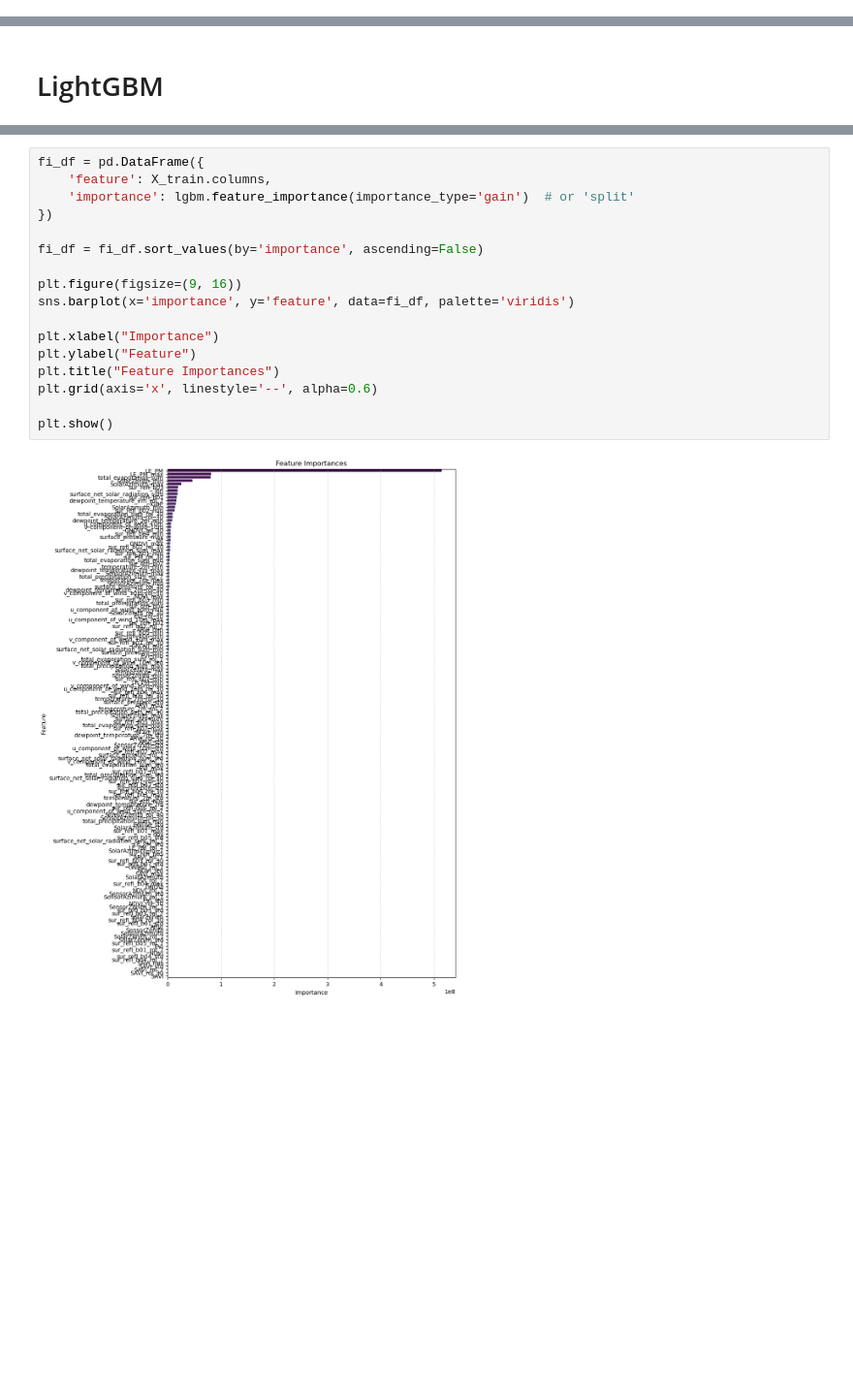
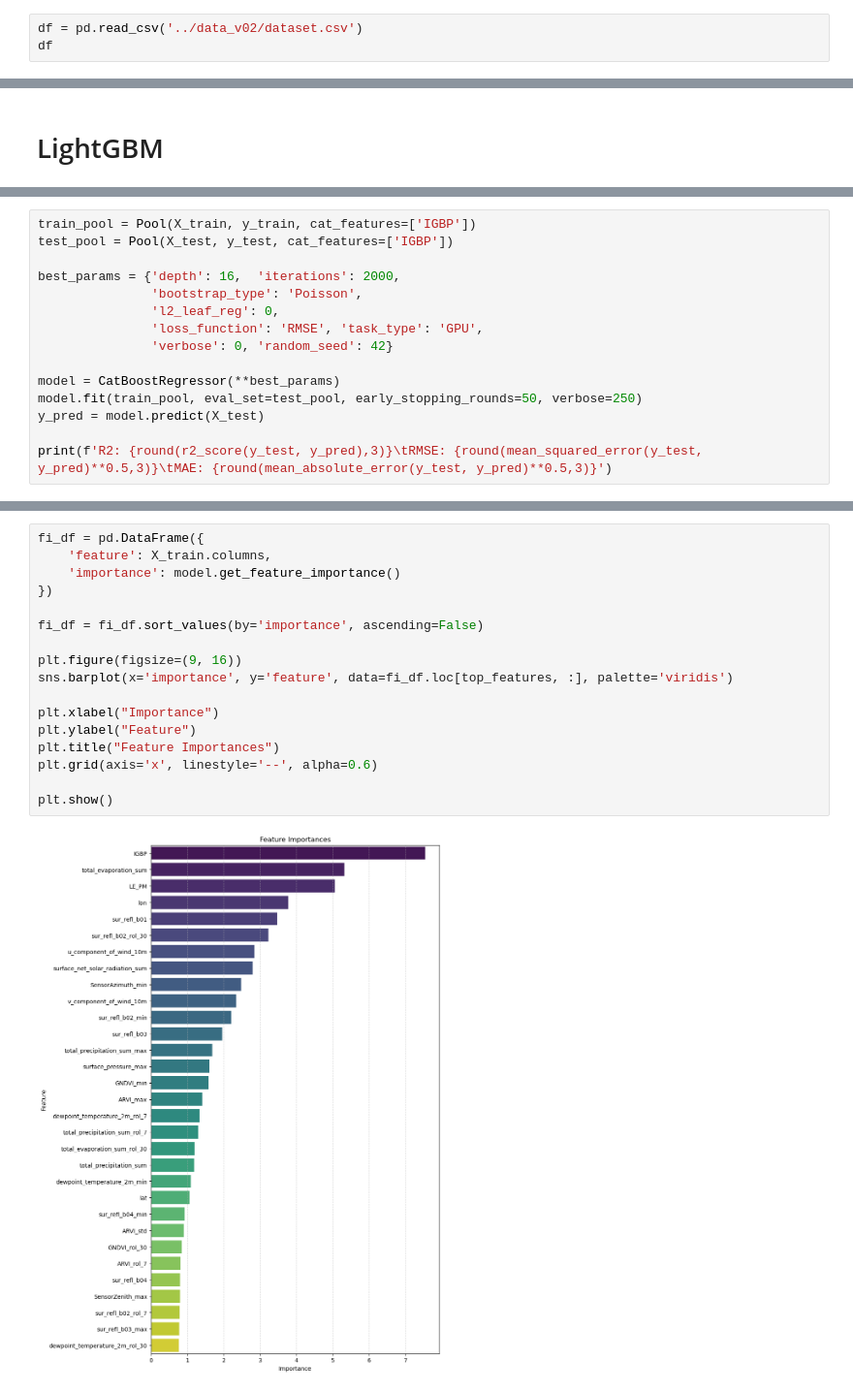
Before and after one commit to RTGS-Lab/Paper-Rozanov-et-al-ML-ET, a Jupyter notebook: notebooks/CatBoost.ipynb, the cells around one changed output, grey strips where cells are left out. Shown: that part at 97% size. Cells and saved outputs as stored; diff of their text form; blank space fills up the shorter version.

```diff
--- a/notebooks/CatBoost.ipynb
+++ b/notebooks/CatBoost.ipynb
@@ -220,0 +40,3 @@ plt.show()
+# %%
+df = pd.read_csv('../data_v02/dataset.csv')
+df
@@ -317,0 +131,15 @@ R2: 0.988       RMSE: 4.387     MAE: 1.244
+# %%
+train_pool = Pool(X_train, y_train, cat_features=['IGBP'])
+test_pool = Pool(X_test, y_test, cat_features=['IGBP'])
+
+best_params = {'depth': 16,  'iterations': 2000,
+               'bootstrap_type': 'Poisson',
+               'l2_leaf_reg': 0,
+               'loss_function': 'RMSE', 'task_type': 'GPU',
+               'verbose': 0, 'random_seed': 42}
+
+model = CatBoostRegressor(**best_params)
+model.fit(train_pool, eval_set=test_pool, early_stopping_rounds=50, verbose=250)
+y_pred = model.predict(X_test)
+
+print(f'R2: {round(r2_score(y_test, y_pred),3)}\tRMSE: {round(mean_squared_error(y_test, y_pred)**0.5,3)}\tMAE: {round(mean_absolute_error(y_test, y_pred)**0.5,3)}')
@@ -318,19 +162,19 @@ R2: 0.988       RMSE: 4.387     MAE: 1.244
 # %%
 fi_df = pd.DataFrame({
     'feature': X_train.columns,
-    'importance': lgbm.feature_importance(importance_type='gain')  # or 'split'
+    'importance': model.get_feature_importance()
 })
 
 fi_df = fi_df.sort_values(by='importance', ascending=False)
 
 plt.figure(figsize=(9, 16))
-sns.barplot(x='importance', y='feature', data=fi_df, palette='viridis')
+sns.barplot(x='importance', y='feature', data=fi_df.loc[top_features, :], palette='viridis')
 
 plt.xlabel("Importance")
 plt.ylabel("Feature")
 plt.title("Feature Importances")
 plt.grid(axis='x', linestyle='--', alpha=0.6)
 
 plt.show()
 # %% [output]
-[figure, old version]
+[figure, new version]
```
Also changed, not shown: parts of 28 cells of this notebook, 15 other files.
